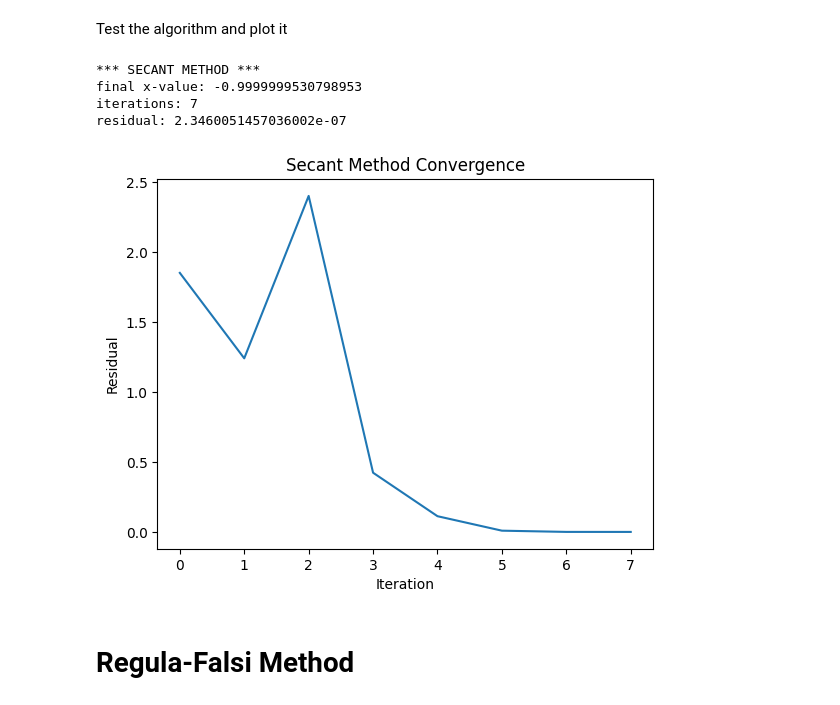
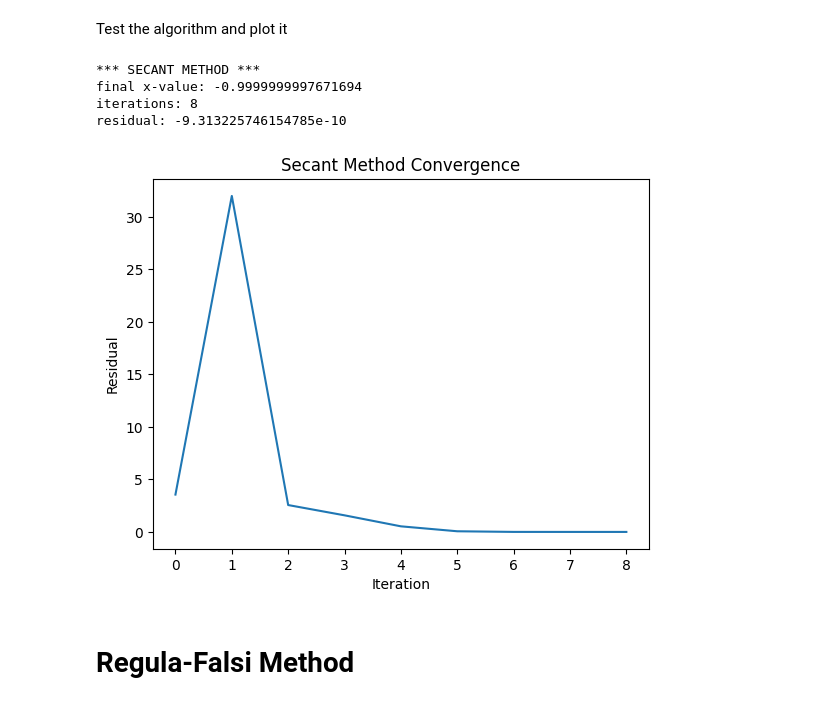
Before and after one commit to diegosol127/AERO-222-Numerical-Methods, a Jupyter notebook: Lab/Lab2/AERO_222_Lab_2.ipynb, the cells around one changed output. Saved outputs shown, nothing was run; the diff lists cells and outputs as text; code cells hidden in the pictures.

```diff
--- a/Lab/Lab2/AERO_222_Lab_2.ipynb
+++ b/Lab/Lab2/AERO_222_Lab_2.ipynb
@@ -10,13 +10,13 @@ from math import log2, ceil
 Let's start by looking at a sample function and plotting it
 # %%
 def f(x):
-    return x**3 - x**2 + 2
+    return x**2 - 2*x - 3
 
-x = np.linspace(-2,3,100)
+x = np.linspace(-3,4,100)
 plt.plot(x,f(x))
 plt.plot(x,np.zeros(x.shape))
 plt.xlabel('x')
 plt.ylabel('f(y)')
-plt.title(r'$f(x) = x^3 - x^2 + 2$')
+plt.title(r'$f(x) = x^2 - 2x - 3$')
 plt.show()
 # %% [output]
@@ -108,8 +116,8 @@ def bisection(func,x0,x1,eps,maxIter=1e5):
 # %% [markdown]
 Test the algorithm and plot it
 # %%
-x0 = -2
-x1 = 3
+x0 = -5
+x1 = 1
 tol = 1e-6
 
 xNew, iterations, residuals = bisection(f,x0,x1,tol)
@@ -184,23 +192,23 @@ def secant(func,x0,x1,eps,maxIter=1e5):
 # %% [markdown]
 Test the algorithm and plot it
 # %%
-x0 = -2
-x1 = 3
+x0 = -5
+x1 = 1
 tol = 1e-6
 
 xNew, iterations, residuals = secant(f,x0,x1,tol)
 
 plt.plot(iterations,residuals)
 plt.xlabel('Iteration')
 plt.ylabel('Residual')
 plt.title('Secant Method Convergence')
 plt.show()
 # %% [output]
 *** SECANT METHOD ***
-final x-value: -0.9999999530798953
-iterations: 7
-residual: 2.3460051457036002e-07
+final x-value: -0.9999999997671694
+iterations: 8
+residual: -9.313225746154785e-10
-[figure, old version]
+[figure, new version]
 # %% [markdown]
 # Regula-Falsi Method
 # %% [markdown]
```
Also changed, not shown: parts of 25 cells of this notebook, 1 other file.
